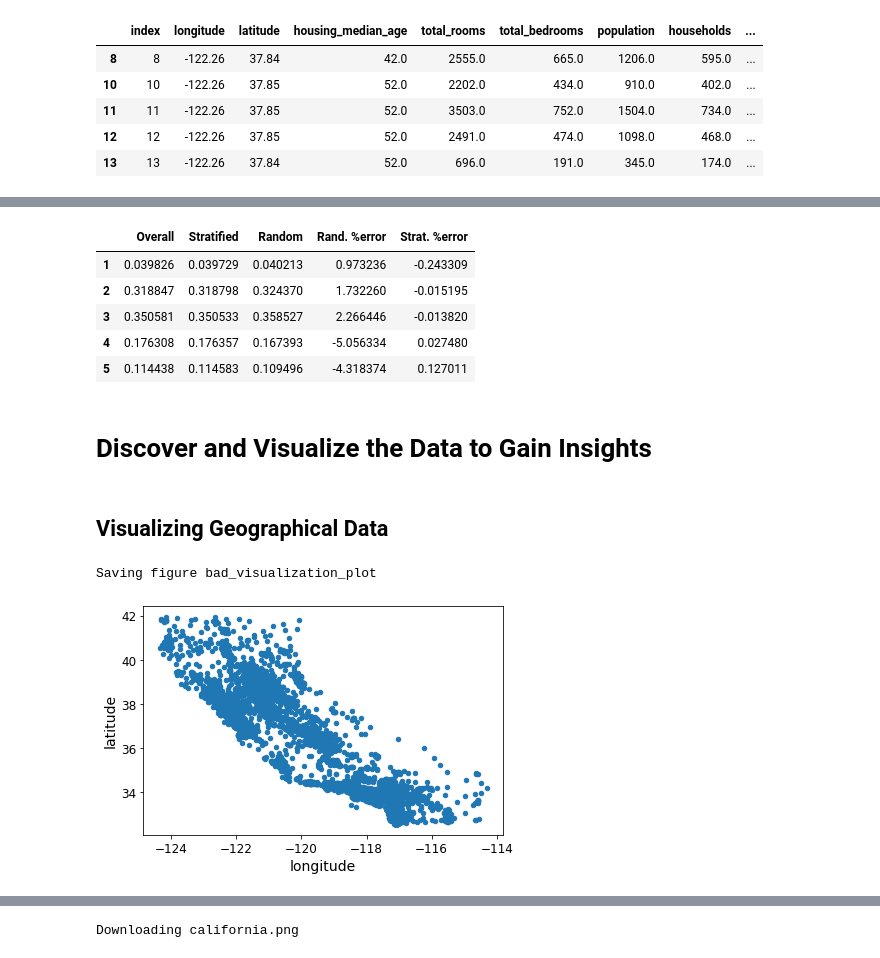
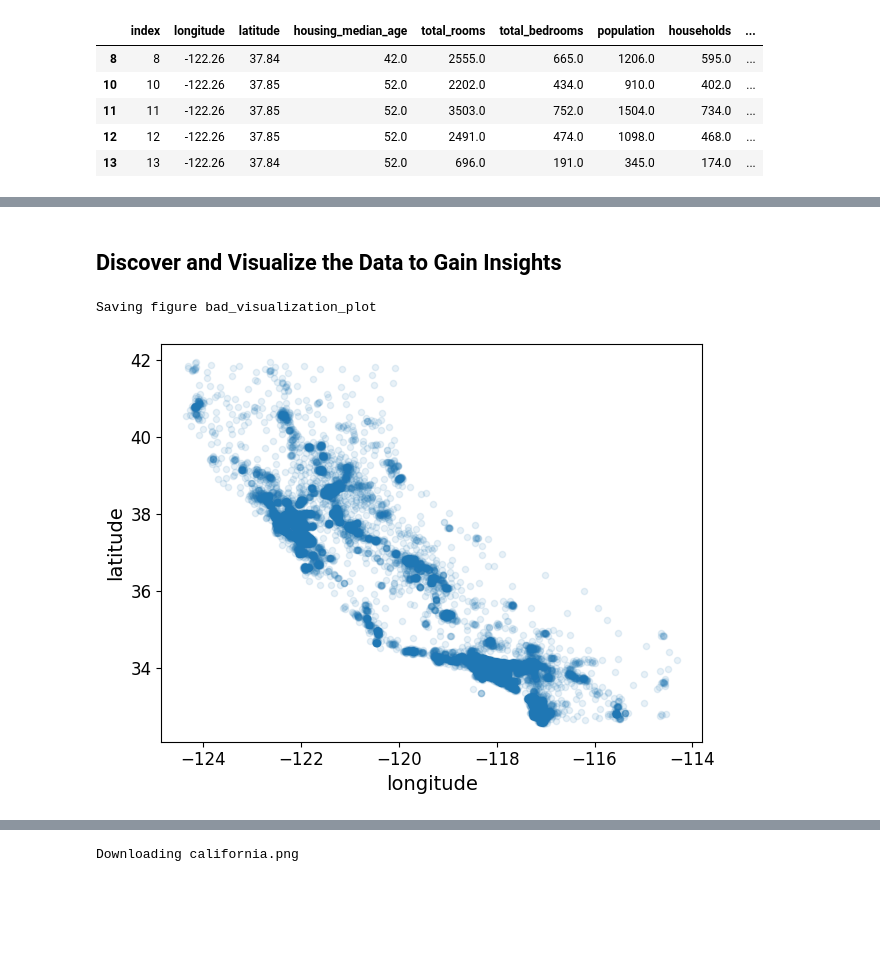
Before and after one commit to regional-specter/Learning-ML, a Jupyter notebook: ML Books Practice/Hands-On ML/02_end_to_end_machine_learning_project.ipynb, the cells around one changed output, grey strips where cells are left out. Drawn from its saved outputs; the diff is of its cells as text; code cells hidden in the pictures; blank space fills up the shorter version.

```diff
--- a/ML Books Practice/Hands-On ML/02_end_to_end_machine_learning_project.ipynb
+++ b/ML Books Practice/Hands-On ML/02_end_to_end_machine_learning_project.ipynb
@@ -266,24 +266,15 @@ compare_props["Strat. %error"] = 100 * compare_props["Stratified"] / compare_pro
-# %%
-compare_props
-# %% [output]
-|  | Overall | Stratified | Random | Rand. %error | Strat. %error |
-| 1 | 0.039826 | 0.039729 | 0.040213 | 0.973236 | -0.243309 |
-| 2 | 0.318847 | 0.318798 | 0.324370 | 1.732260 | -0.015195 |
-| 3 | 0.350581 | 0.350533 | 0.358527 | 2.266446 | -0.013820 |
-| 4 | 0.176308 | 0.176357 | 0.167393 | -5.056334 | 0.027480 |
-| 5 | 0.114438 | 0.114583 | 0.109496 | -4.318374 | 0.127011 |
 # %%
 for set_ in (strat_train_set, strat_test_set):
     set_.drop("income_cat", axis=1, inplace=True)
 # %% [markdown]
-# Discover and Visualize the Data to Gain Insights
+## **Discover and Visualize the Data to Gain Insights**
 # %%
 housing = strat_train_set.copy()
-# %% [markdown]
-## Visualizing Geographical Data
 # %%
-housing.plot(kind="scatter", x="longitude", y="latitude")
+# Visualizing Geographical Data
+
+housing.plot(kind="scatter", x="longitude", y="latitude", alpha=0.1) # For a better insight on density of the data
 save_fig("bad_visualization_plot")
 # %% [output]
 Saving figure bad_visualization_plot
-[figure, old version]
+[figure, new version]
```
Also changed, not shown: parts of 36 cells of this notebook, 6 other files.
